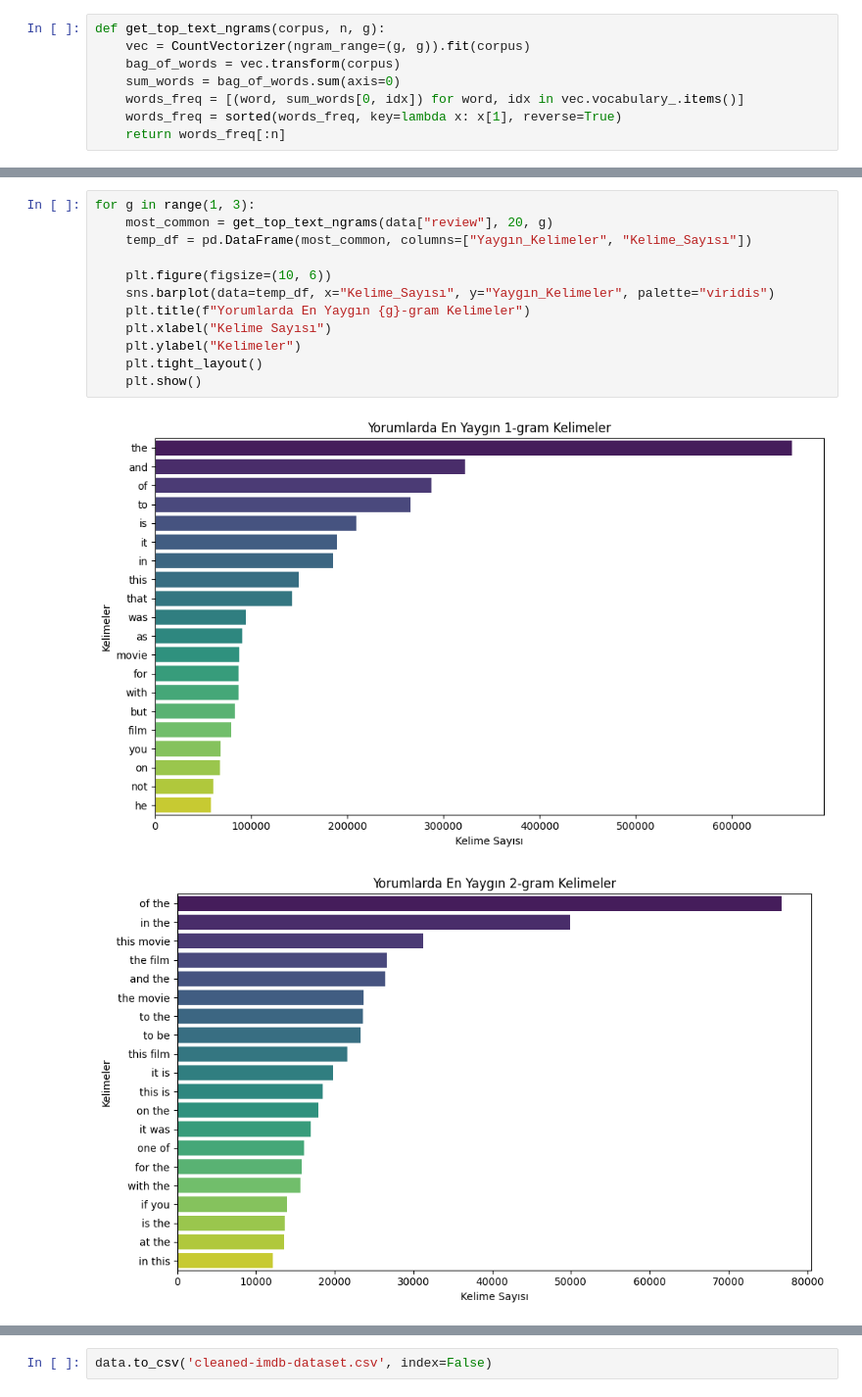
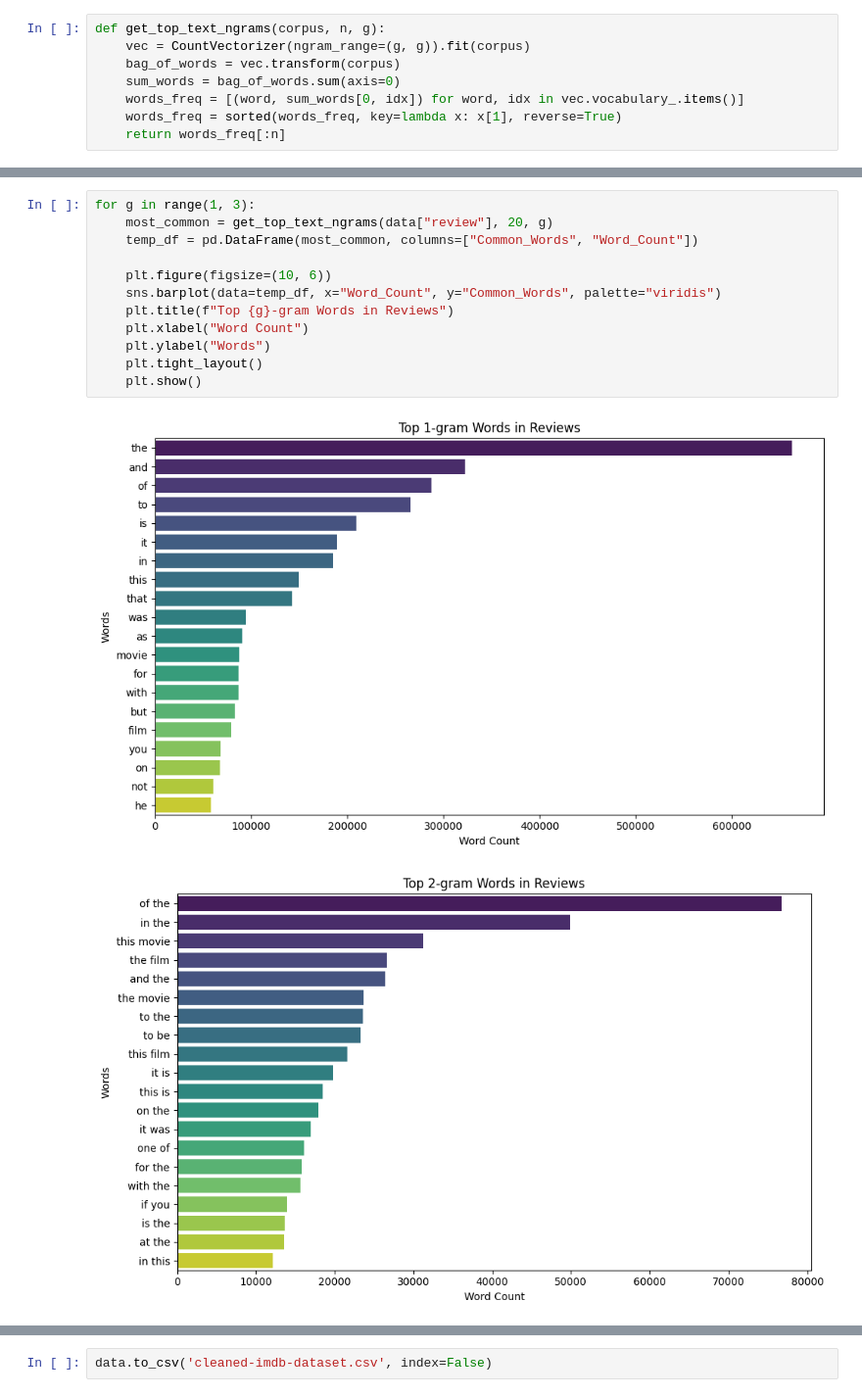
Before and after one commit to axilion19/RoBERTa-sentiment-analysis, a Jupyter notebook: notebooks/Data_Preparation.ipynb, the cells around one changed output, grey strips where cells are left out. Shown at 98% size. Cells and saved outputs as stored; diff of their text form.

Commit message:
Add README.md and Update Data_Preparation.ipynb

```diff
--- a/notebooks/Data_Preparation.ipynb
+++ b/notebooks/Data_Preparation.ipynb
@@ -203,15 +268,15 @@ def get_top_text_ngrams(corpus, n, g):
 # %%
 for g in range(1, 3):
     most_common = get_top_text_ngrams(data["review"], 20, g)
-    temp_df = pd.DataFrame(most_common, columns=["Yaygın_Kelimeler", "Kelime_Sayısı"])
+    temp_df = pd.DataFrame(most_common, columns=["Common_Words", "Word_Count"])
 
     plt.figure(figsize=(10, 6))
-    sns.barplot(data=temp_df, x="Kelime_Sayısı", y="Yaygın_Kelimeler", palette="viridis")
-    plt.title(f"Yorumlarda En Yaygın {g}-gram Kelimeler")
-    plt.xlabel("Kelime Sayısı")
-    plt.ylabel("Kelimeler")
+    sns.barplot(data=temp_df, x="Word_Count", y="Common_Words", palette="viridis")
+    plt.title(f"Top {g}-gram Words in Reviews")
+    plt.xlabel("Word Count")
+    plt.ylabel("Words")
     plt.tight_layout()
     plt.show()
 # %% [output]
-[figure, old version]
+[figure, new version]
-[figure, old version]
+[figure, new version]
```
Also changed, not shown: parts of 23 cells of this notebook, 1 other file.
